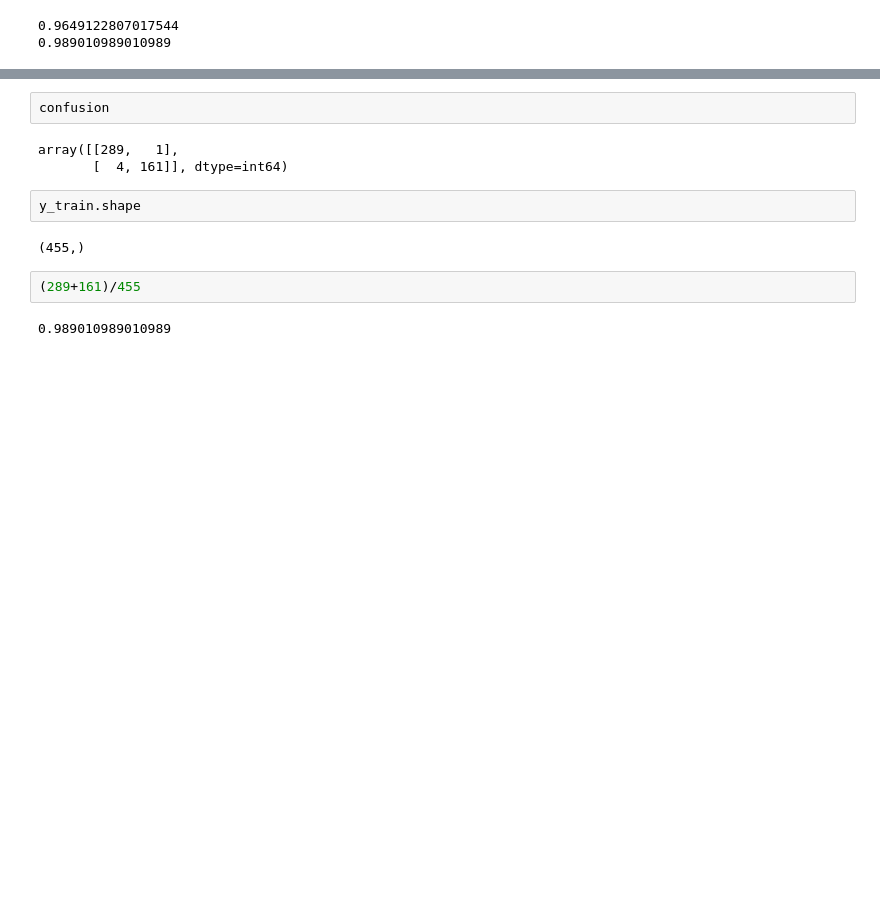
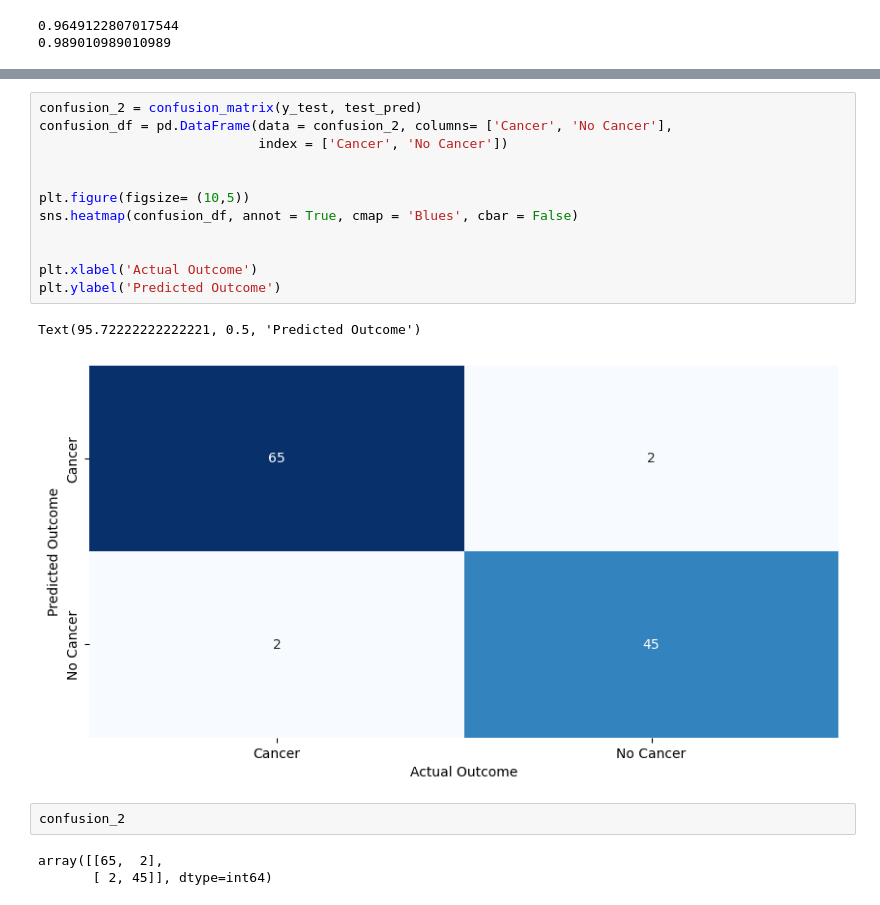
Before and after one commit to Muyiiwaa/ml-made-easy, a Jupyter notebook: classification.ipynb, the cells around one changed output, grey strips where cells are left out. Cells and saved outputs as stored; diff of their text form; blank space fills up the shorter version.

```diff
--- a/classification.ipynb
+++ b/classification.ipynb
@@ -156,16 +157,23 @@ plt.ylabel('Predicted Outcome')
 # %% [output]
 Text(50.722222222222214, 0.5, 'Predicted Outcome')
 [figure]
-# %%
-confusion
-# %% [output]
-array([[289,   1],
-       [  4, 161]], dtype=int64)
-# %%
-y_train.shape
-# %% [output]
-(455,)
-# %%
-(289+161)/455
-# %% [output]
-0.989010989010989
+# %%
+confusion_2 = confusion_matrix(y_test, test_pred)
+confusion_df = pd.DataFrame(data = confusion_2, columns= ['Cancer', 'No Cancer'],
+                            index = ['Cancer', 'No Cancer'])
+
+
+plt.figure(figsize= (10,5))
+sns.heatmap(confusion_df, annot = True, cmap = 'Blues', cbar = False)
+
+
+plt.xlabel('Actual Outcome')
+plt.ylabel('Predicted Outcome')
+# %% [output]
+Text(95.72222222222221, 0.5, 'Predicted Outcome')
+[figure, added]
+# %%
+confusion_2
+# %% [output]
+array([[65,  2],
+       [ 2, 45]], dtype=int64)
```
Also changed, not shown: parts of 8 cells of this notebook.
